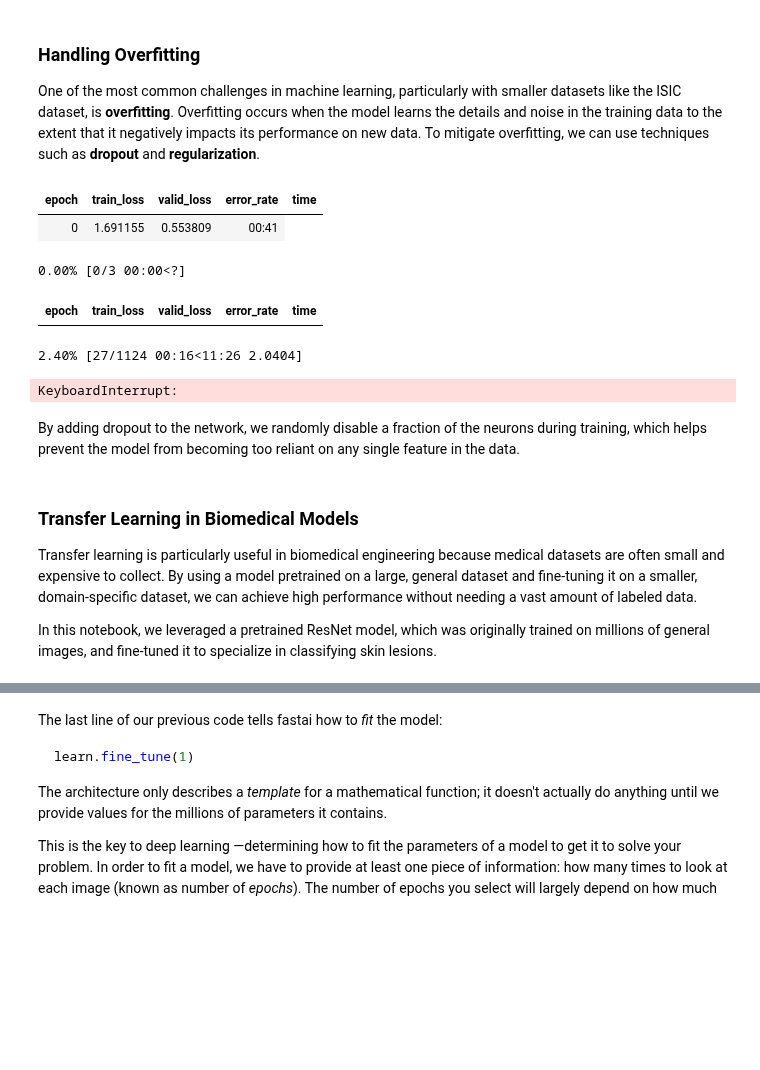
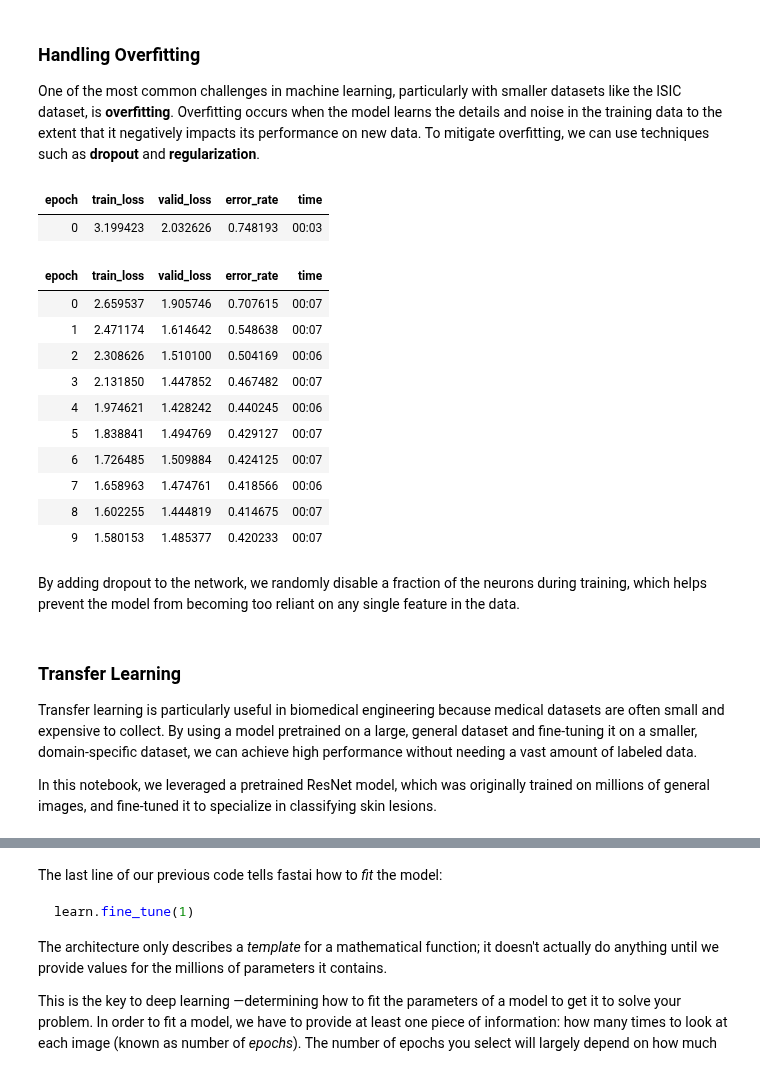
Before and after one commit to bmandracchia/ML4BD, a Jupyter notebook: chapters/21_neural networks.ipynb, the cells around one changed output, grey strips where cells are left out. Cells and saved outputs as stored; diff of their text form; code cells hidden in the pictures; blank space fills up the shorter version.

```diff
--- a/chapters/21_neural networks.ipynb
+++ b/chapters/21_neural networks.ipynb
@@ -271,0 +332,19 @@ When you pass an image through the neural network, the model processes it throug
+# %%
+# Example of data augmentation
+dblock = DataBlock(
+    blocks=(ImageBlock(PILImage), CategoryBlock),
+    get_x=ColReader('image'),
+    get_y=ColReader('label'),
+    splitter=RandomSplitter(valid_pct=valid_pct),
+    #item_tfms=Resize(28),
+    batch_tfms=aug_transforms(do_flip=True, flip_vert=True, max_rotate=30)
+)
+
+# Create DataLoaders
+dls = dblock.dataloaders(df_train, bs=64, n=n)
+learn = vision_learner(dls,
+                       resnet18,
+                       metrics=error_rate,
+                    #    cbs=ShortEpochCallback(.1, short_valid=False),
+                       )
+learn.fine_tune(10)
@@ -297,19 +382,0 @@ If the model’s performance isn’t satisfactory, there are several ways we can
-# %%
-# Example of data augmentation
-dblock = DataBlock(
-    blocks=(ImageBlock(PILImage), CategoryBlock),
-    get_x=ColReader('image'),
-    get_y=ColReader('label'),
-    splitter=RandomSplitter(valid_pct=0.2),
-    #item_tfms=Resize(28),
-    batch_tfms=aug_transforms(do_flip=True, flip_vert=True, max_rotate=30)
-)
-
-# Create DataLoaders
-dls = dblock.dataloaders(df_train, bs=64)
-learn = vision_learner(dls,
-                       resnet18,
-                       metrics=error_rate,
-                       cbs=ShortEpochCallback(.1, short_valid=False),
-                       )
-learn.fine_tune(3)
@@ -335,26 +392,32 @@ One of the most common challenges in machine learning, particularly with smaller
 # %%
 # Apply dropout and regularization to improve generalization
 learn = vision_learner(dls, resnet18, metrics=error_rate,
                        model_dir='/tmp/model/',
                        ps=0.5, # probabilities used for the dropouts
-                       cbs=ShortEpochCallback(.1, short_valid=False),
+                    #    cbs=ShortEpochCallback(.1, short_valid=False),
                        )
-learn.fine_tune(3)
+learn.fine_tune(10)
 # %% [output]
 | epoch | train_loss | valid_loss | error_rate | time |
-| 0 | 1.691155 | 0.553809 | 00:41 |
+| 0 | 3.199423 | 2.032626 | 0.748193 | 00:03 |
-0.00% [0/3 00:00<?]
 | epoch | train_loss | valid_loss | error_rate | time |
+| 0 | 2.659537 | 1.905746 | 0.707615 | 00:07 |
+| 1 | 2.471174 | 1.614642 | 0.548638 | 00:07 |
+| 2 | 2.308626 | 1.510100 | 0.504169 | 00:06 |
+| 3 | 2.131850 | 1.447852 | 0.467482 | 00:07 |
+| 4 | 1.974621 | 1.428242 | 0.440245 | 00:06 |
+| 5 | 1.838841 | 1.494769 | 0.429127 | 00:07 |
+| 6 | 1.726485 | 1.509884 | 0.424125 | 00:07 |
+| 7 | 1.658963 | 1.474761 | 0.418566 | 00:06 |
+| 8 | 1.602255 | 1.444819 | 0.414675 | 00:07 |
+| 9 | 1.580153 | 1.485377 | 0.420233 | 00:07 |
-2.40% [27/1124 00:16<11:26 2.0404]
-KeyboardInterrupt:
 # %% [markdown]
 
 By adding dropout to the network, we randomly disable a fraction of the neurons during training, which helps prevent the model from becoming too reliant on any single feature in the data.
 # %% [markdown]
 
 
-### Transfer Learning in Biomedical Models
-
+### Transfer Learning
 Transfer learning is particularly useful in biomedical engineering because medical datasets are often small and expensive to collect. By using a model pretrained on a large, general dataset and fine-tuning it on a smaller, domain-specific dataset, we can achieve high performance without needing a vast amount of labeled data.
 
 In this notebook, we leveraged a pretrained ResNet model, which was originally trained on millions of general images, and fine-tuned it to specialize in classifying skin lesions.
```
Also changed, not shown: parts of 26 cells of this notebook, 2 other files.
